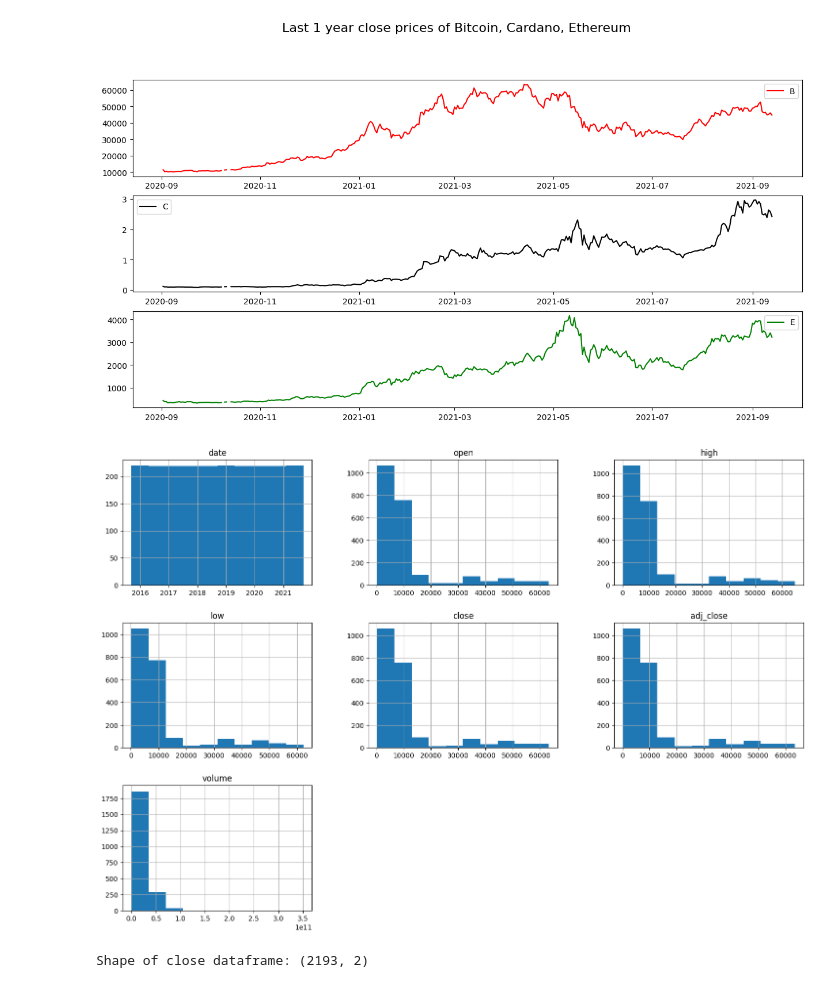
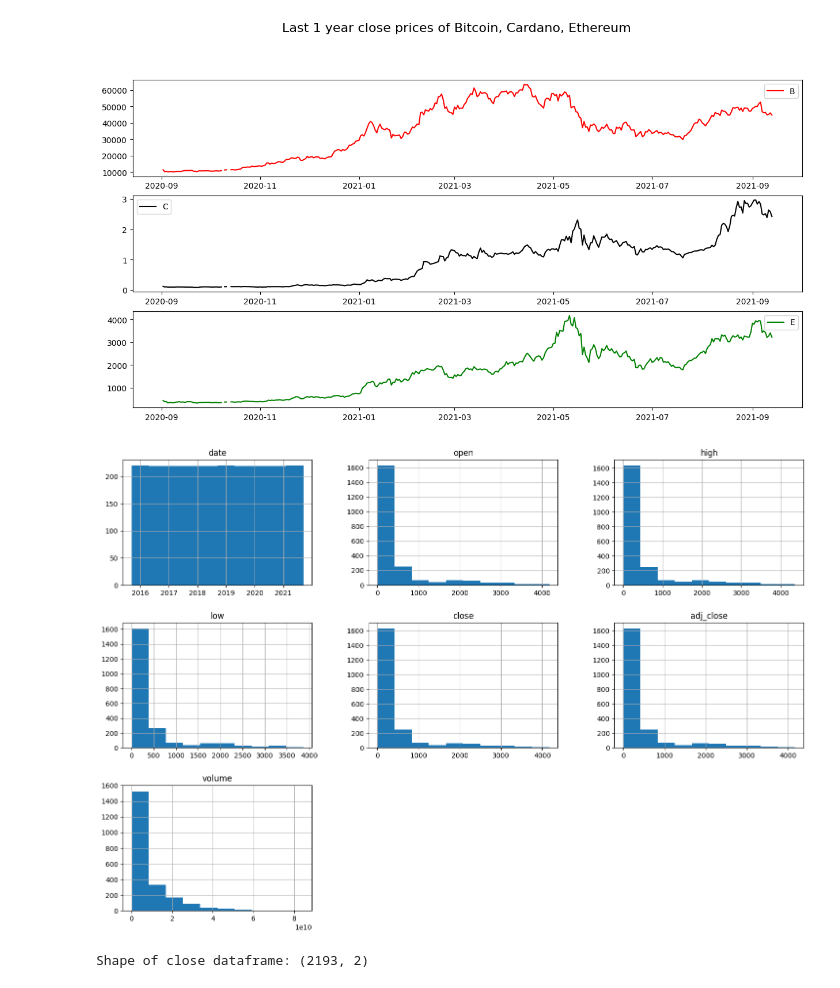
Before and after one commit to nguyenthuanit265/crypto-prediction, a Jupyter notebook: crypto-predict-XGBoot-ADA.ipynb, the cells around one changed output. Saved outputs shown, nothing was run; the diff lists cells and outputs as text; code cells hidden in the pictures.

```diff
--- a/crypto-predict-XGBoot.ipynb
+++ b/crypto-predict-XGBoot-ADA.ipynb
@@ -124,9 +124,9 @@ plt.legend("E")
 [figure]
 # %%
 #histogram for all the coloumns of bitcoin dataset
-bitcoin_numeric = bitcoindf.select_dtypes(exclude = ["bool"])
-bitcoin_numeric.hist(figsize=(18,12))
+cardano_numeric = ethereumdf.select_dtypes(exclude = ["bool"])
+cardano_numeric.hist(figsize=(18,12))
 plt.show()
 # %% [output]
-[figure, old version]
+[figure, new version]
 # %%
```
Also changed, not shown: parts of 8 cells of this notebook, 3 other files.
